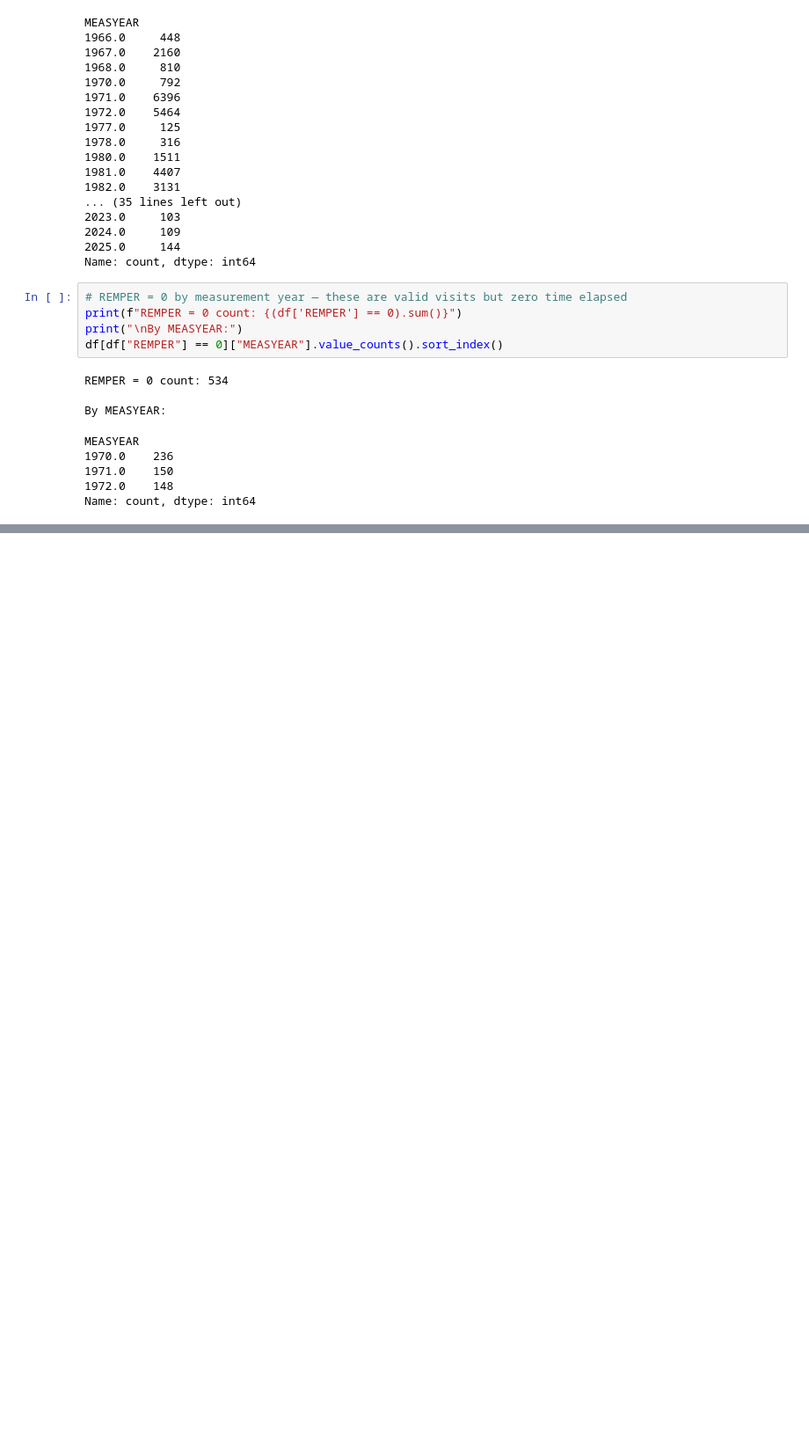
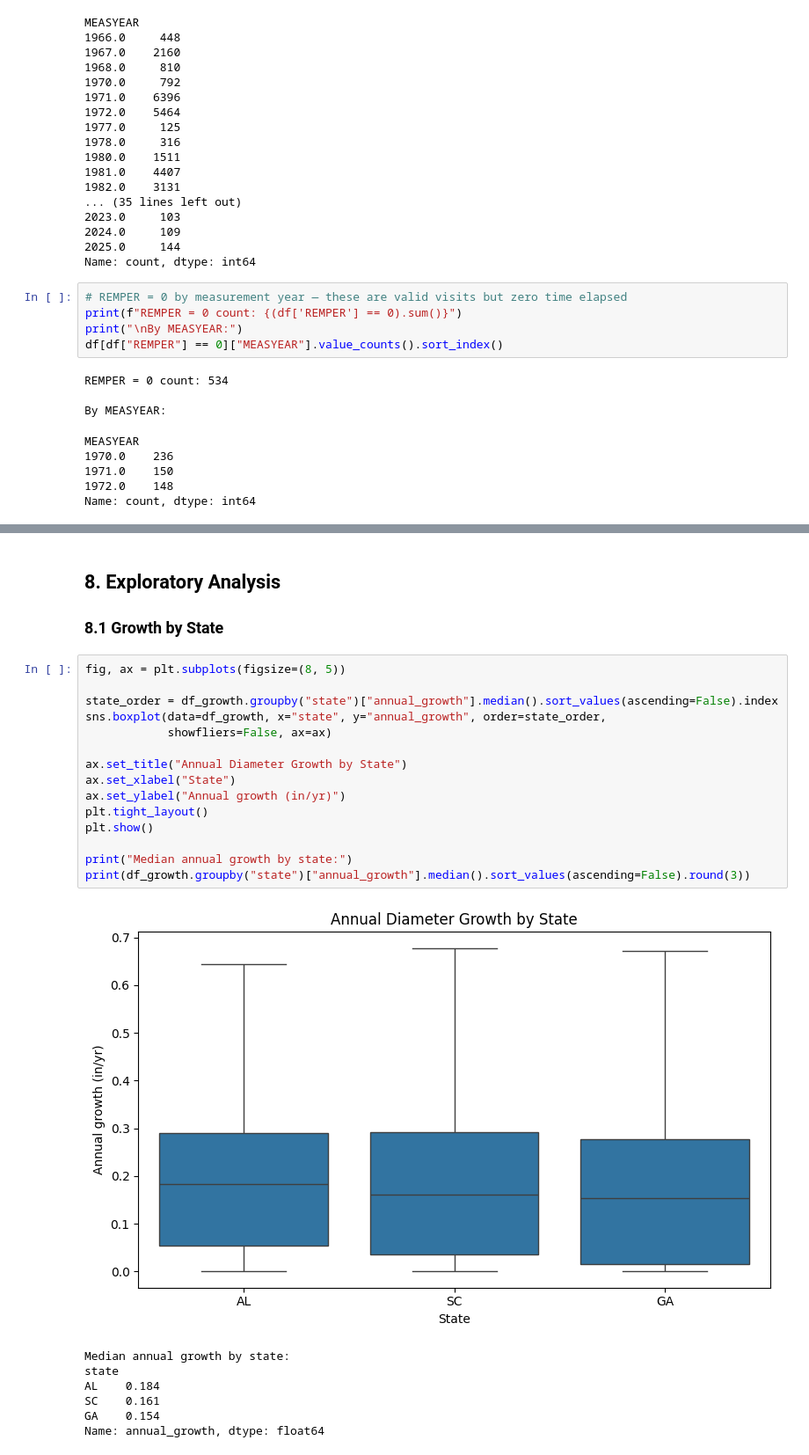
Before and after one commit to pranathy-ms/funga-data-application, a Jupyter notebook: notebooks/01_data_pipeline_and_eda.ipynb, the cells around one changed output, grey strips where cells are left out. Shown at 88% size. Drawn from its saved outputs; the diff is of its cells as text; blank space fills up the shorter version.

```diff
--- a/notebooks/01_data_pipeline_and_eda.ipynb
+++ b/notebooks/01_data_pipeline_and_eda.ipynb
@@ -347,0 +451,27 @@ Name: count, dtype: int64
+# %% [markdown]
+## 8. Exploratory Analysis
+
+### 8.1 Growth by State
+# %%
+fig, ax = plt.subplots(figsize=(8, 5))
+
+state_order = df_growth.groupby("state")["annual_growth"].median().sort_values(ascending=False).index
+sns.boxplot(data=df_growth, x="state", y="annual_growth", order=state_order,
+            showfliers=False, ax=ax)
+
+ax.set_title("Annual Diameter Growth by State")
+ax.set_xlabel("State")
+ax.set_ylabel("Annual growth (in/yr)")
+plt.tight_layout()
+plt.show()
+
+print("Median annual growth by state:")
+print(df_growth.groupby("state")["annual_growth"].median().sort_values(ascending=False).round(3))
+# %% [output]
+[figure, added]
+Median annual growth by state:
+state
+AL    0.184
+SC    0.161
+GA    0.154
+Name: annual_growth, dtype: float64
```
Also changed, not shown: parts of 12 cells of this notebook, 1 other file.
